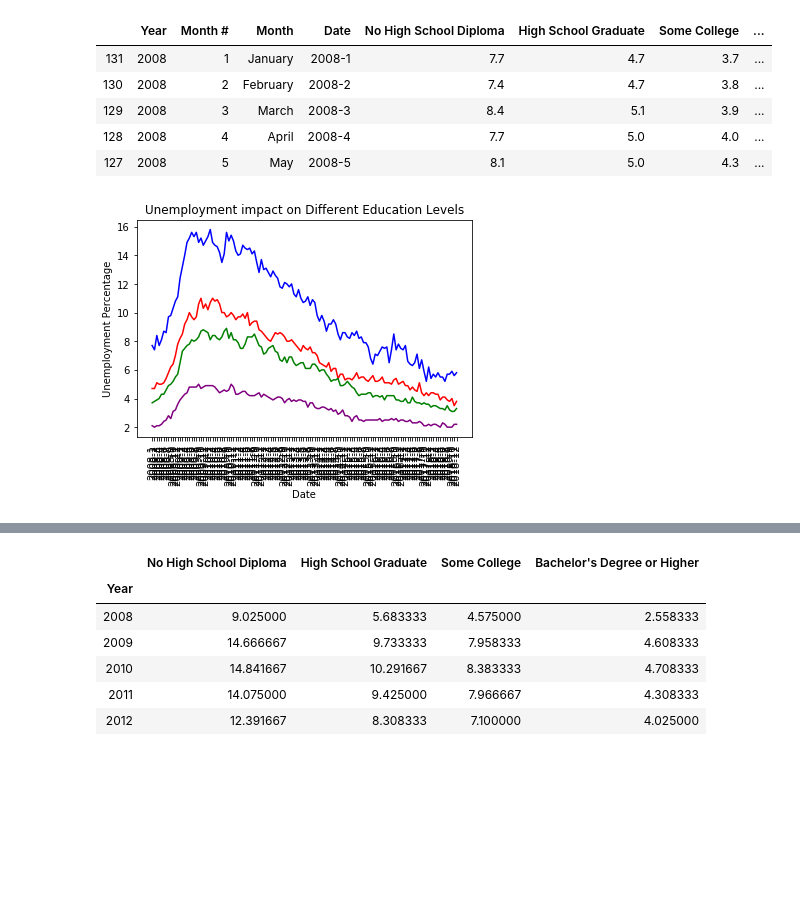
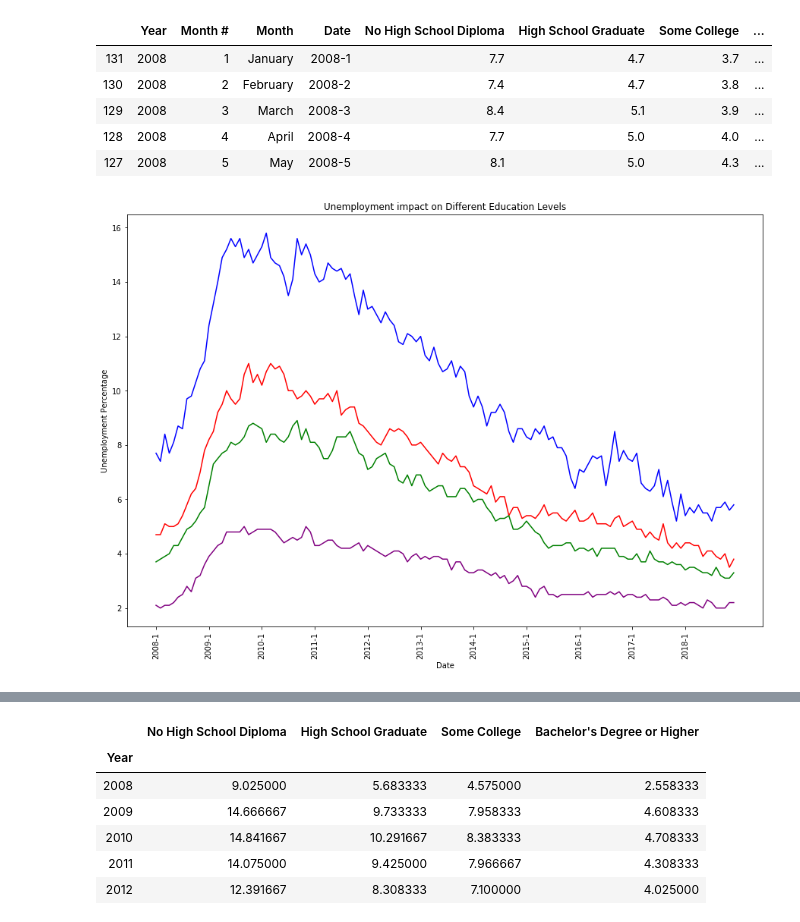
Before and after one commit to jasmine73317/Project-1_Unemployment_data, a Jupyter notebook: education_v_unemployment.ipynb, the cells around one changed output, grey strips where cells are left out. Drawn from its saved outputs; the diff is of its cells as text; code cells hidden in the pictures; blank space fills up the shorter version.

```diff
--- a/education_v_unemployment.ipynb
+++ b/education_v_unemployment.ipynb
@@ -62,19 +62,18 @@ education_df.head()
 | 128 | 2008 | 4 | April | 2008-4 | 7.7 | 5.0 | 4.0 | ... |
 | 127 | 2008 | 5 | May | 2008-5 | 8.1 | 5.0 | 4.3 | ... |
 # %%
-yearcount = range(10)
-
+plt.figure(figsize=(15,10))
 nohighschool = plt.plot(education_df['Date'], education_df['No High School Diploma'], color='blue')
 highschool = plt.plot(education_df['Date'], education_df['High School Graduate'], color='red')
 somecollege = plt.plot(education_df['Date'], education_df['Some College'], color='green')
 college = plt.plot(education_df['Date'], education_df["Bachelor's Degree or Higher"], color='purple')
 plt.title('Unemployment impact on Different Education Levels')
 plt.ylabel('Unemployment Percentage')
 plt.xlabel('Date')
-plt.xticks(rotation='vertical')
+plt.xticks(education_df['Date'][::12], rotation='vertical')
 plt.show()
 # %% [output]
-[figure, old version]
+[figure, new version]
 # %%
 bareducation_df = education_df
 bareducation_df
```
Also changed, not shown: 3 other files.
